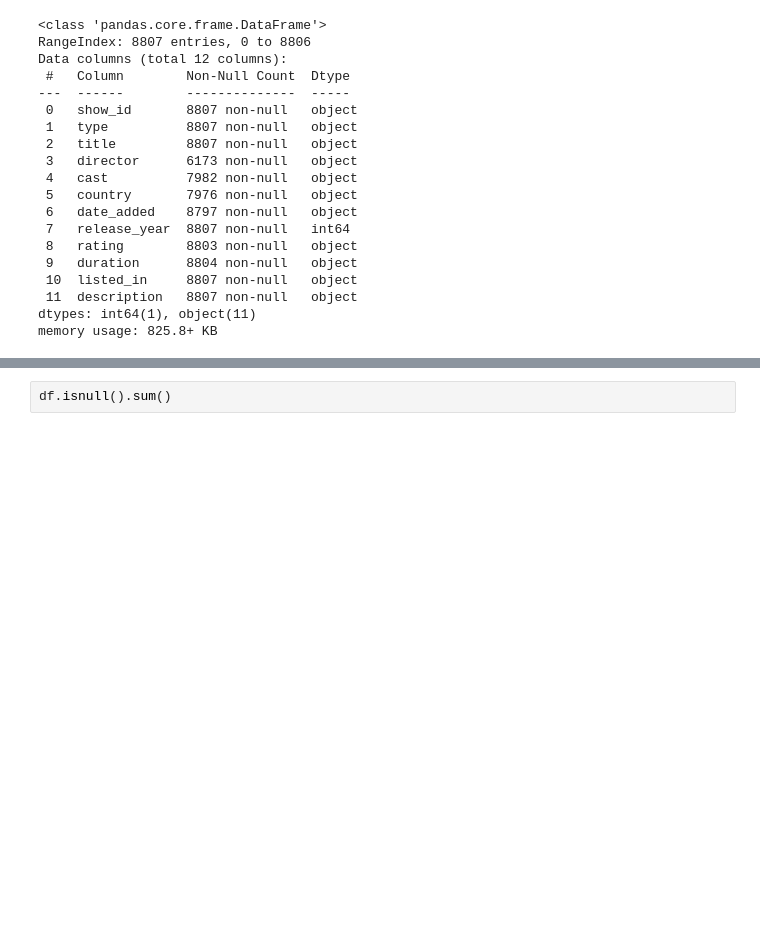
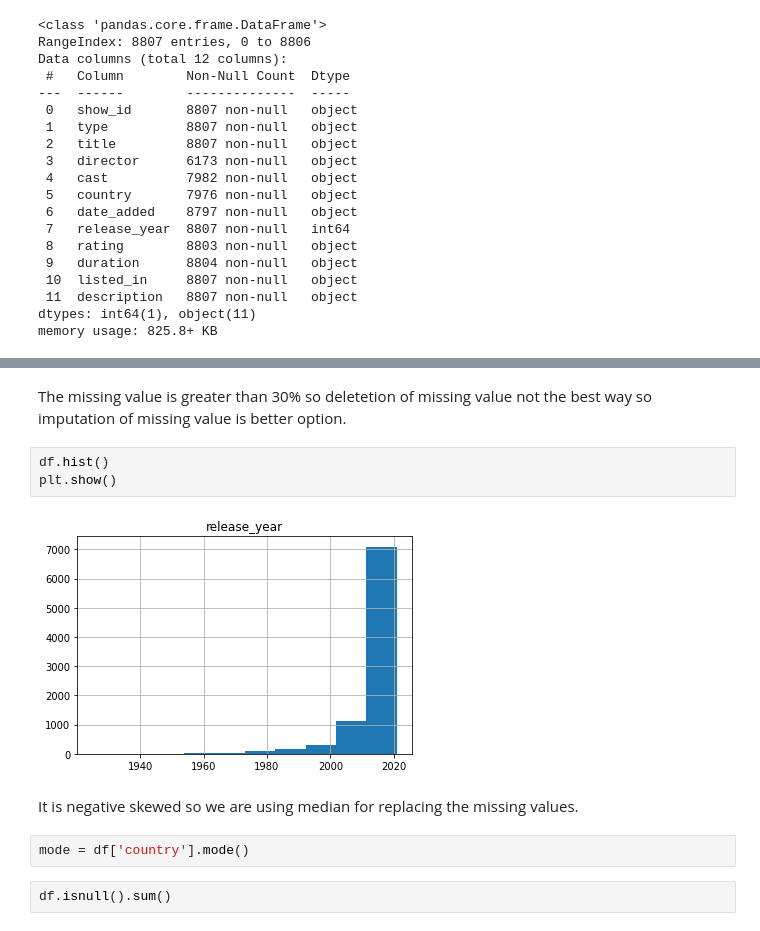
Before and after one commit to ParjitaMunshi/Netflix-Movies-and-Shows, a Jupyter notebook: Netflix data analysis.ipynb, the cells around one changed output, grey strips where cells are left out. Cells and saved outputs as stored; diff of their text form; blank space fills up the shorter version.

Commit message:
find missing value percentage and plotted histogram and

```diff
--- a/Netflix data analysis.ipynb
+++ b/Netflix data analysis.ipynb
@@ -194,3 +86,14 @@ memory usage: 825.8+ KB
+# %% [markdown]
+The missing value is greater than 30% so deletetion of missing value not the best way so imputation of missing value is better option.
+# %%
+df.hist()
+plt.show()
+# %% [output]
+[figure, added]
+# %% [markdown]
+It is negative skewed so we are using median for replacing the missing values.
+# %%
+mode = df['country'].mode()
 # %%
 df.isnull().sum()
 # %% [output]
```
Also changed, not shown: parts of 18 cells of this notebook.
